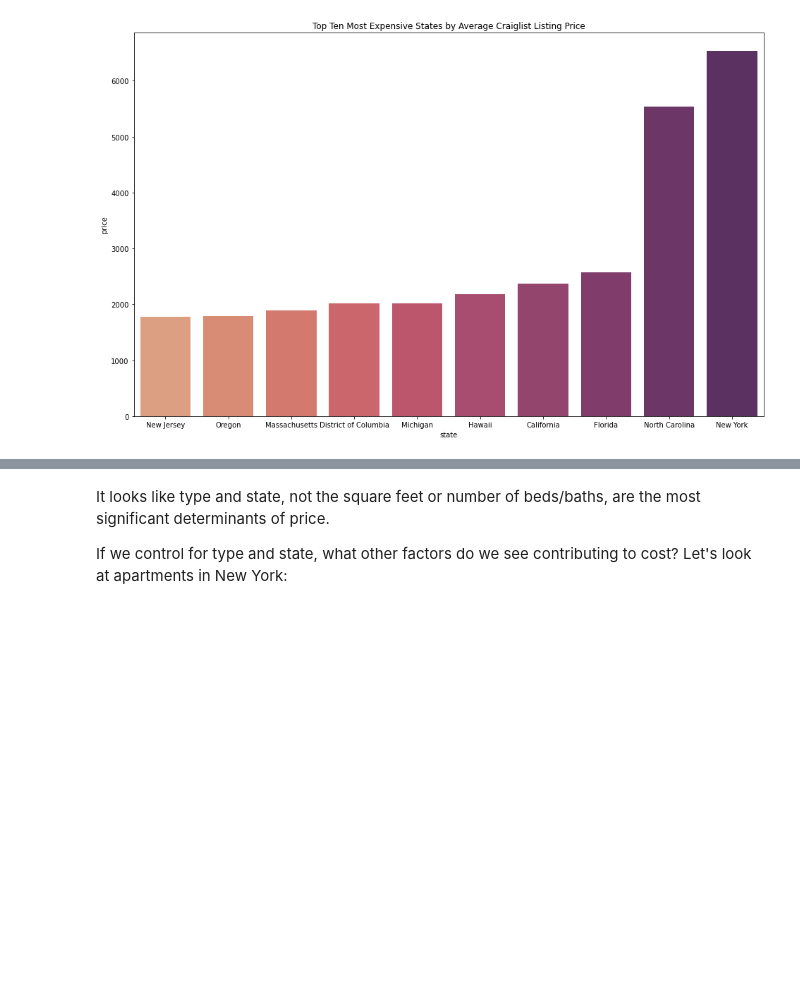
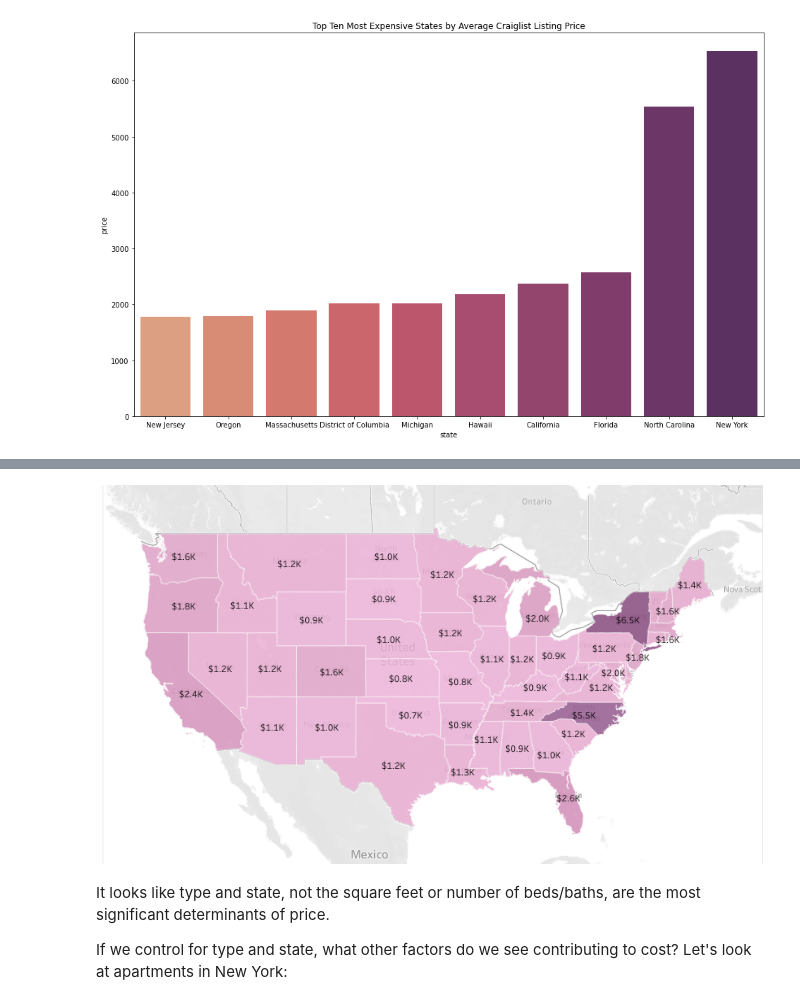
Before and after one commit to bmensah/springboard, a Jupyter notebook: DataStorytelling/data_storytelling.ipynb, the cells around one changed output, grey strips where cells are left out. Saved outputs shown, nothing was run; the diff lists cells and outputs as text; code cells hidden in the pictures; blank space fills up the shorter version.

Commit message:
change tableau visualization to just a screenshot so it shows up in Github

```diff
--- a/DataStorytelling/data_storytelling.ipynb
+++ b/DataStorytelling/data_storytelling.ipynb
@@ -311,3 +308,8 @@ Let's visualize the entire country using a map in Tableau:
+# %%
+from IPython import display
+display.Image("tableau_map.png")
+# %% [output]
+[figure, added]
 # %% [markdown]
 It looks like type and state, not the square feet or number of beds/baths, are the most significant determinants of price.
 
```
Also changed, not shown: parts of 2 cells of this notebook.
